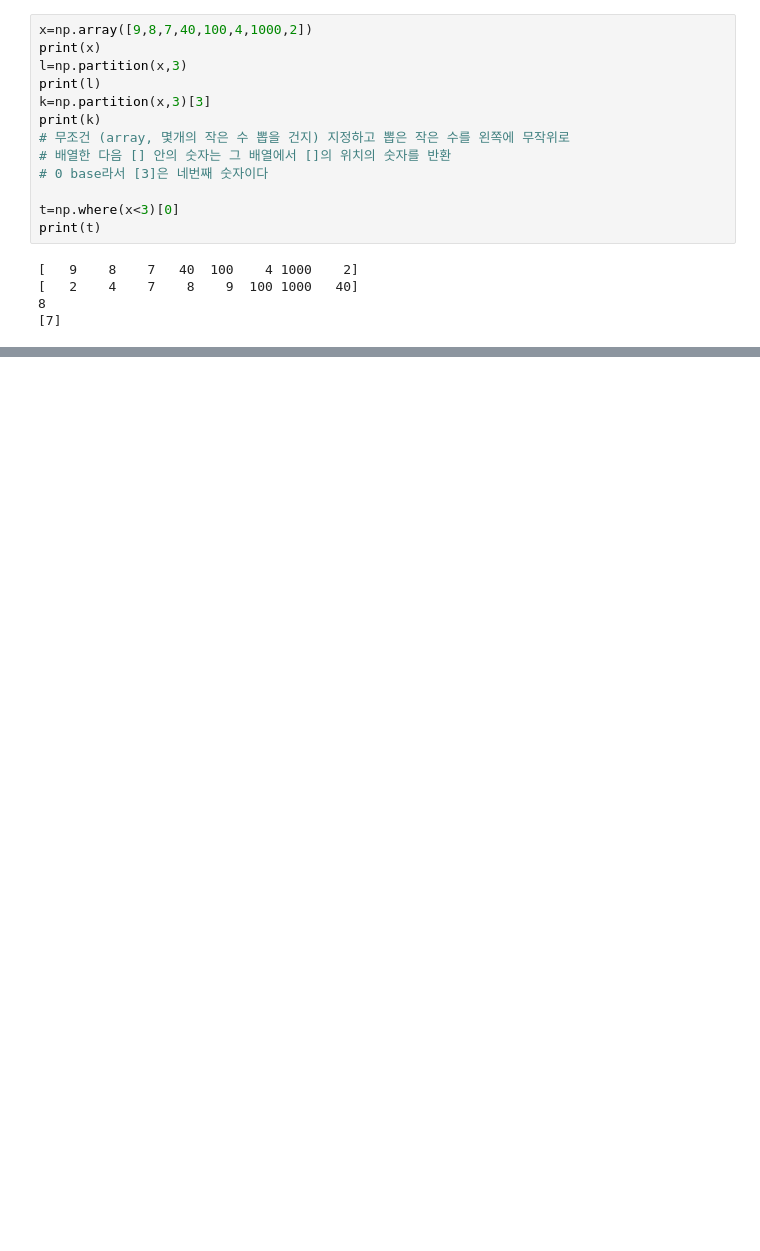
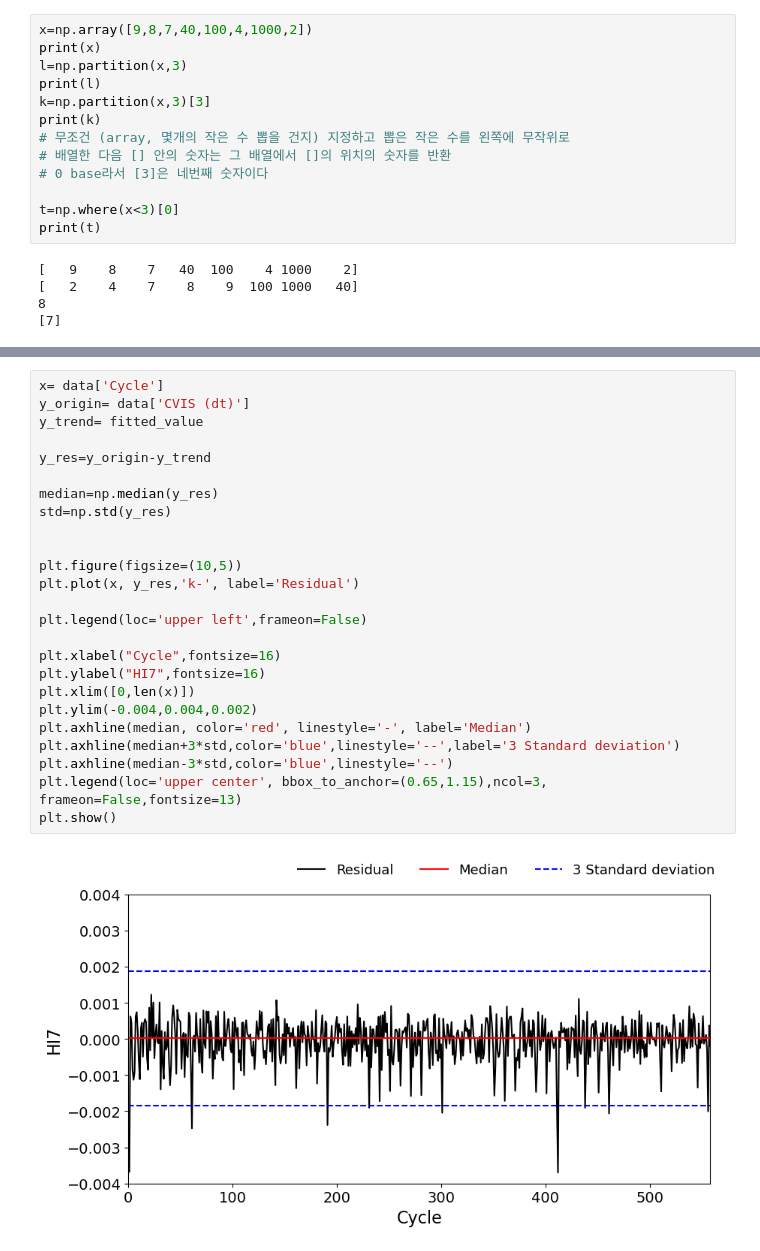
Before and after one commit to moonie1253/AI-study, a Jupyter notebook: paper/Integrated framework for SOH.ipynb, the cells around one changed output, grey strips where cells are left out. Drawn from its saved outputs; the diff is of its cells as text; blank space fills up the shorter version.

```diff
--- a/paper/Integrated framework for SOH.ipynb
+++ b/paper/Integrated framework for SOH.ipynb
@@ -237,0 +306,27 @@ print(t)
+# %%
+x= data['Cycle']
+y_origin= data['CVIS (dt)']
+y_trend= fitted_value
+
+y_res=y_origin-y_trend
+
+median=np.median(y_res)
+std=np.std(y_res)
+
+
+plt.figure(figsize=(10,5))
+plt.plot(x, y_res,'k-', label='Residual')
+
+plt.legend(loc='upper left',frameon=False)
+
+plt.xlabel("Cycle",fontsize=16)
+plt.ylabel("HI7",fontsize=16)
+plt.xlim([0,len(x)])
+plt.ylim(-0.004,0.004,0.002)
+plt.axhline(median, color='red', linestyle='-', label='Median')
+plt.axhline(median+3*std,color='blue',linestyle='--',label='3 Standard deviation')
+plt.axhline(median-3*std,color='blue',linestyle='--')
+plt.legend(loc='upper center', bbox_to_anchor=(0.65,1.15),ncol=3, frameon=False,fontsize=13)
+plt.show()
+# %% [output]
+[figure, added]
```
Also changed, not shown: parts of 38 cells of this notebook, 1 other file.
